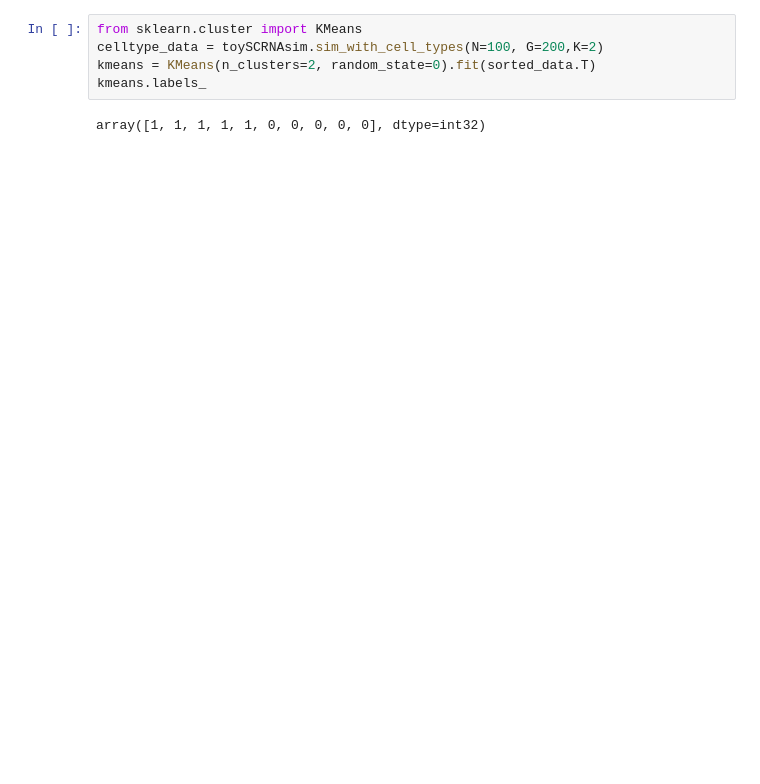
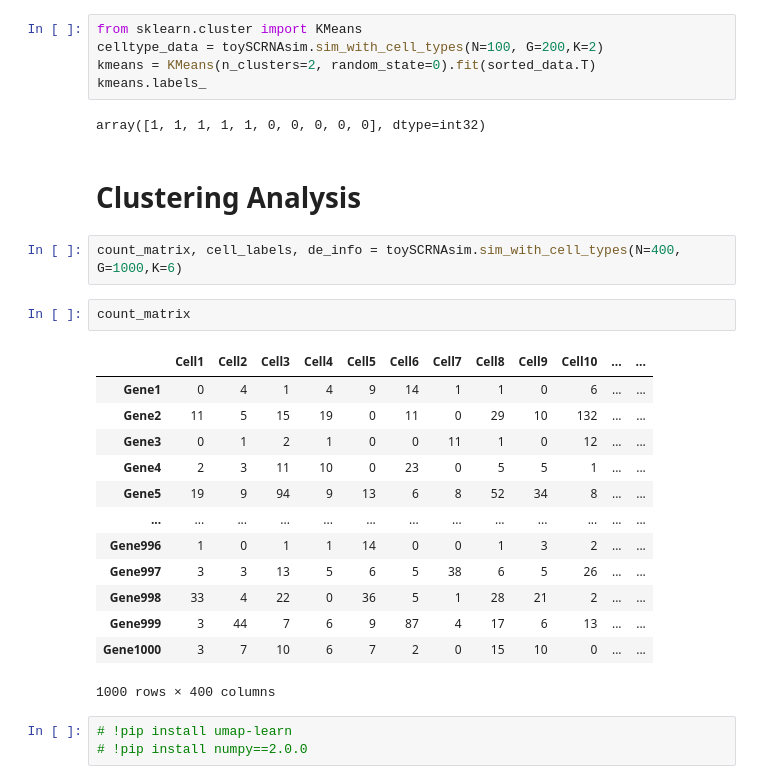
Before and after one commit to liangyou03/toySCRNAsim, a Jupyter notebook: testnotebook.ipynb, the cells around one changed output. Drawn from its saved outputs; the diff is of its cells as text; blank space fills up the shorter version.

```diff
--- a/testnotebook.ipynb
+++ b/testnotebook.ipynb
@@ -107,3 +107,26 @@ kmeans = KMeans(n_clusters=2, random_state=0).fit(sorted_data.T)
 kmeans.labels_
 # %% [output]
 array([1, 1, 1, 1, 1, 0, 0, 0, 0, 0], dtype=int32)
+# %% [markdown]
+# Clustering Analysis
+# %%
+count_matrix, cell_labels, de_info = toySCRNAsim.sim_with_cell_types(N=400, G=1000,K=6)
+# %%
+count_matrix
+# %% [output]
+|  | Cell1 | Cell2 | Cell3 | Cell4 | Cell5 | Cell6 | Cell7 | Cell8 | Cell9 | Cell10 | ... | ... |
+| Gene1 | 0 | 4 | 1 | 4 | 9 | 14 | 1 | 1 | 0 | 6 | ... | ... |
+| Gene2 | 11 | 5 | 15 | 19 | 0 | 11 | 0 | 29 | 10 | 132 | ... | ... |
+| Gene3 | 0 | 1 | 2 | 1 | 0 | 0 | 11 | 1 | 0 | 12 | ... | ... |
+| Gene4 | 2 | 3 | 11 | 10 | 0 | 23 | 0 | 5 | 5 | 1 | ... | ... |
+| Gene5 | 19 | 9 | 94 | 9 | 13 | 6 | 8 | 52 | 34 | 8 | ... | ... |
+| ... | ... | ... | ... | ... | ... | ... | ... | ... | ... | ... | ... | ... |
+| Gene996 | 1 | 0 | 1 | 1 | 14 | 0 | 0 | 1 | 3 | 2 | ... | ... |
+| Gene997 | 3 | 3 | 13 | 5 | 6 | 5 | 38 | 6 | 5 | 26 | ... | ... |
+| Gene998 | 33 | 4 | 22 | 0 | 36 | 5 | 1 | 28 | 21 | 2 | ... | ... |
+| Gene999 | 3 | 44 | 7 | 6 | 9 | 87 | 4 | 17 | 6 | 13 | ... | ... |
+| Gene1000 | 3 | 7 | 10 | 6 | 7 | 2 | 0 | 15 | 10 | 0 | ... | ... |
+1000 rows × 400 columns
+# %%
+# !pip install umap-learn
+# !pip install numpy==2.0.0
```
Also changed, not shown: parts of 9 cells of this notebook, 1 other file.
